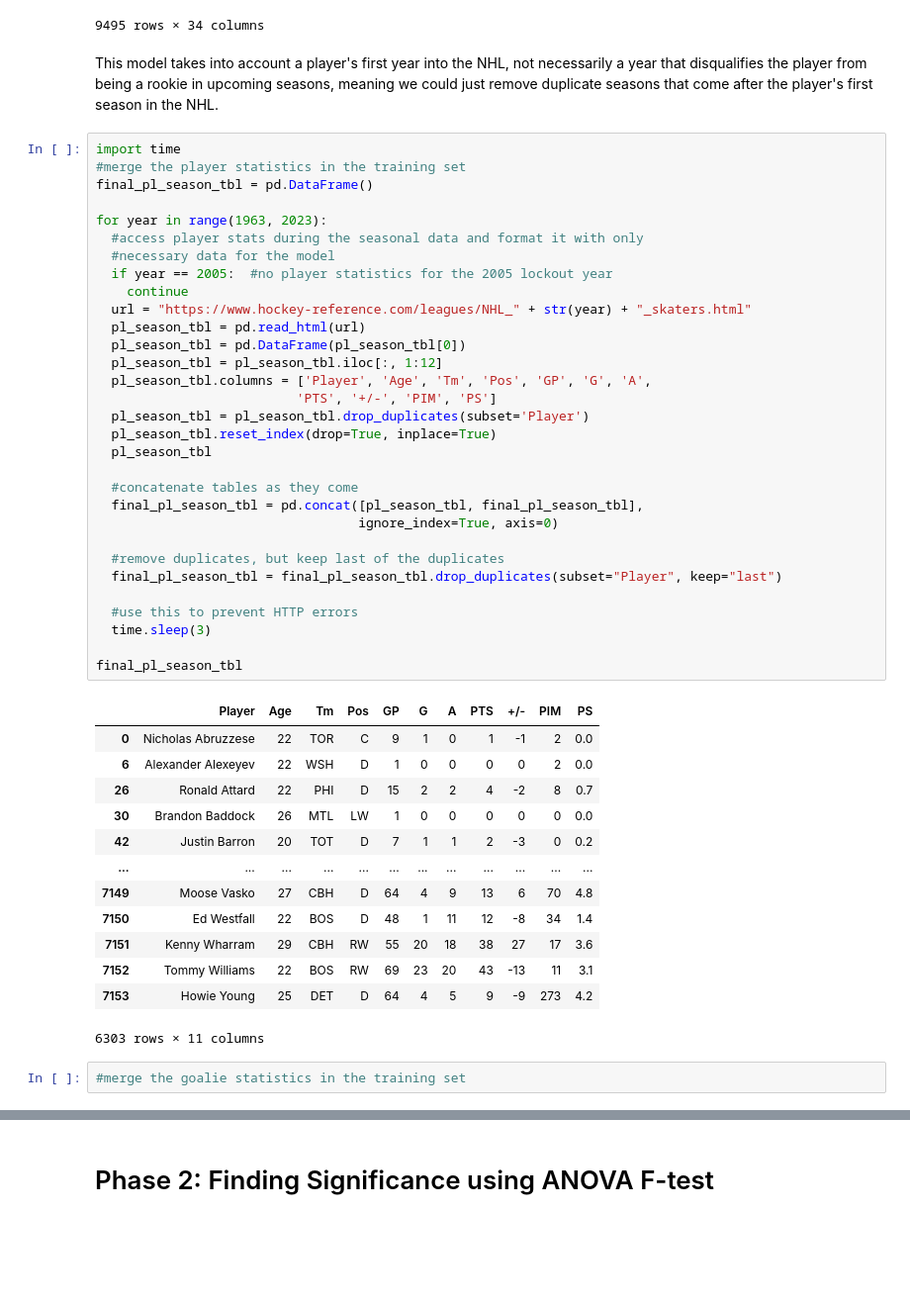
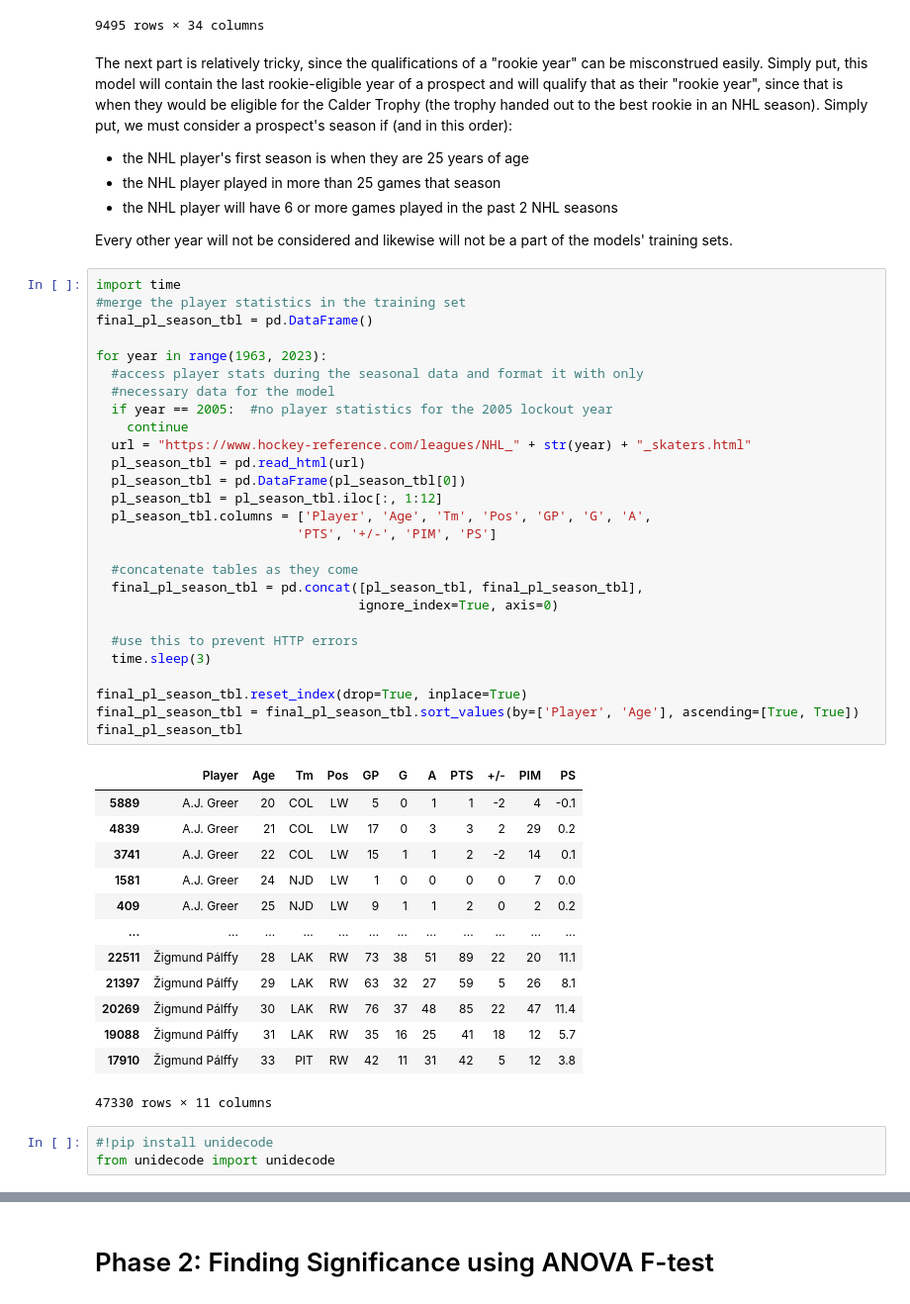
Before and after one commit to andrew-moscheni/nhl_draft_page, a Jupyter notebook: NHL_Prospect_Predictions.ipynb, the cells around one changed output, grey strips where cells are left out. Shown at 99% size. Drawn from its saved outputs; the diff is of its cells as text; blank space fills up the shorter version.

```diff
--- a/NHL_Prospect_Predictions.ipynb
+++ b/NHL_Prospect_Predictions.ipynb
@@ -364,52 +367,54 @@ player_train_set
 | 11429 | 12246 | 1963 | 17 | Toronto Maple Leafs | 1 | Jim McKenny | 16.0 | 1979.0 | 0 | ... |
 | 11430 | 12250 | 1963 | 21 | Toronto Maple Leafs | 1 | Gerry Meehan | 17.0 | 1979.0 | 0 | ... |
 9495 rows × 34 columns
-# %% [markdown]
-This model takes into account a player's first year into the NHL, not necessarily a year that disqualifies the player from being a rookie in upcoming seasons, meaning we could just remove duplicate seasons that come after the player's first season in the NHL.
+# %% [markdown]
+The next part is relatively tricky, since the qualifications of a "rookie year" can be misconstrued easily. Simply put, this model will contain the last rookie-eligible year of a prospect and will qualify that as their "rookie year", since that is when they would be eligible for the Calder Trophy (the trophy handed out to the best rookie in an NHL season). Simply put, we must consider a prospect's season if (and in this order):
+* the NHL player's first season is when they are 25 years of age
+* the NHL player played in more than 25 games that season
+* the NHL player will have 6 or more games played in the past 2 NHL seasons
+
+Every other year will not be considered and likewise will not be a part of the models' training sets.
 # %%
 import time
 #merge the player statistics in the training set
 final_pl_season_tbl = pd.DataFrame()
 
 for year in range(1963, 2023):
   #access player stats during the seasonal data and format it with only
   #necessary data for the model
   if year == 2005:  #no player statistics for the 2005 lockout year
     continue
   url = "https://www.hockey-reference.com/leagues/NHL_" + str(year) + "_skaters.html"
   pl_season_tbl = pd.read_html(url)
   pl_season_tbl = pd.DataFrame(pl_season_tbl[0])
   pl_season_tbl = pl_season_tbl.iloc[:, 1:12]
   pl_season_tbl.columns = ['Player', 'Age', 'Tm', 'Pos', 'GP', 'G', 'A',
                           'PTS', '+/-', 'PIM', 'PS']
-  pl_season_tbl = pl_season_tbl.drop_duplicates(subset='Player')
-  pl_season_tbl.reset_index(drop=True, inplace=True)
-  pl_season_tbl
 
   #concatenate tables as they come
   final_pl_season_tbl = pd.concat([pl_season_tbl, final_pl_season_tbl],
                                   ignore_index=True, axis=0)
 
-  #remove duplicates, but keep last of the duplicates
-  final_pl_season_tbl = final_pl_season_tbl.drop_duplicates(subset="Player", keep="last")
-
   #use this to prevent HTTP errors
   time.sleep(3)
 
+final_pl_season_tbl.reset_index(drop=True, inplace=True)
+final_pl_season_tbl = final_pl_season_tbl.sort_values(by=['Player', 'Age'], ascending=[True, True])
 final_pl_season_tbl
 # %% [output]
 |  | Player | Age | Tm | Pos | GP | G | A | PTS | +/- | PIM | PS |
-| 0 | Nicholas Abruzzese | 22 | TOR | C | 9 | 1 | 0 | 1 | -1 | 2 | 0.0 |
-| 6 | Alexander Alexeyev | 22 | WSH | D | 1 | 0 | 0 | 0 | 0 | 2 | 0.0 |
-| 26 | Ronald Attard | 22 | PHI | D | 15 | 2 | 2 | 4 | -2 | 8 | 0.7 |
-| 30 | Brandon Baddock | 26 | MTL | LW | 1 | 0 | 0 | 0 | 0 | 0 | 0.0 |
-| 42 | Justin Barron | 20 | TOT | D | 7 | 1 | 1 | 2 | -3 | 0 | 0.2 |
+| 5889 | A.J. Greer | 20 | COL | LW | 5 | 0 | 1 | 1 | -2 | 4 | -0.1 |
+| 4839 | A.J. Greer | 21 | COL | LW | 17 | 0 | 3 | 3 | 2 | 29 | 0.2 |
+| 3741 | A.J. Greer | 22 | COL | LW | 15 | 1 | 1 | 2 | -2 | 14 | 0.1 |
+| 1581 | A.J. Greer | 24 | NJD | LW | 1 | 0 | 0 | 0 | 0 | 7 | 0.0 |
+| 409 | A.J. Greer | 25 | NJD | LW | 9 | 1 | 1 | 2 | 0 | 2 | 0.2 |
 | ... | ... | ... | ... | ... | ... | ... | ... | ... | ... | ... | ... |
-| 7149 | Moose Vasko | 27 | CBH | D | 64 | 4 | 9 | 13 | 6 | 70 | 4.8 |
-| 7150 | Ed Westfall | 22 | BOS | D | 48 | 1 | 11 | 12 | -8 | 34 | 1.4 |
-| 7151 | Kenny Wharram | 29 | CBH | RW | 55 | 20 | 18 | 38 | 27 | 17 | 3.6 |
-| 7152 | Tommy Williams | 22 | BOS | RW | 69 | 23 | 20 | 43 | -13 | 11 | 3.1 |
-| 7153 | Howie Young | 25 | DET | D | 64 | 4 | 5 | 9 | -9 | 273 | 4.2 |
+| 22511 | Žigmund Pálffy | 28 | LAK | RW | 73 | 38 | 51 | 89 | 22 | 20 | 11.1 |
+| 21397 | Žigmund Pálffy | 29 | LAK | RW | 63 | 32 | 27 | 59 | 5 | 26 | 8.1 |
+| 20269 | Žigmund Pálffy | 30 | LAK | RW | 76 | 37 | 48 | 85 | 22 | 47 | 11.4 |
+| 19088 | Žigmund Pálffy | 31 | LAK | RW | 35 | 16 | 25 | 41 | 18 | 12 | 5.7 |
+| 17910 | Žigmund Pálffy | 33 | PIT | RW | 42 | 11 | 31 | 42 | 5 | 12 | 3.8 |
-6303 rows × 11 columns
+47330 rows × 11 columns
-# %%
-#merge the goalie statistics in the training set
+# %%
+#!pip install unidecode
+from unidecode import unidecode
```
Also changed, not shown: parts of 6 cells of this notebook.
